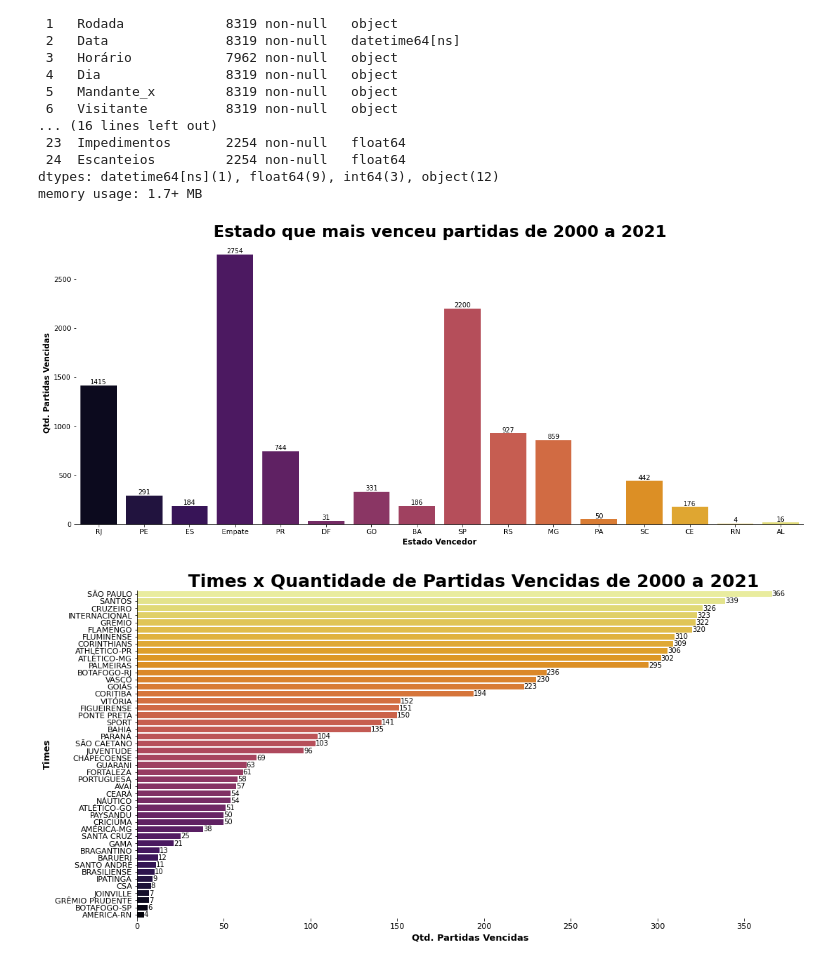
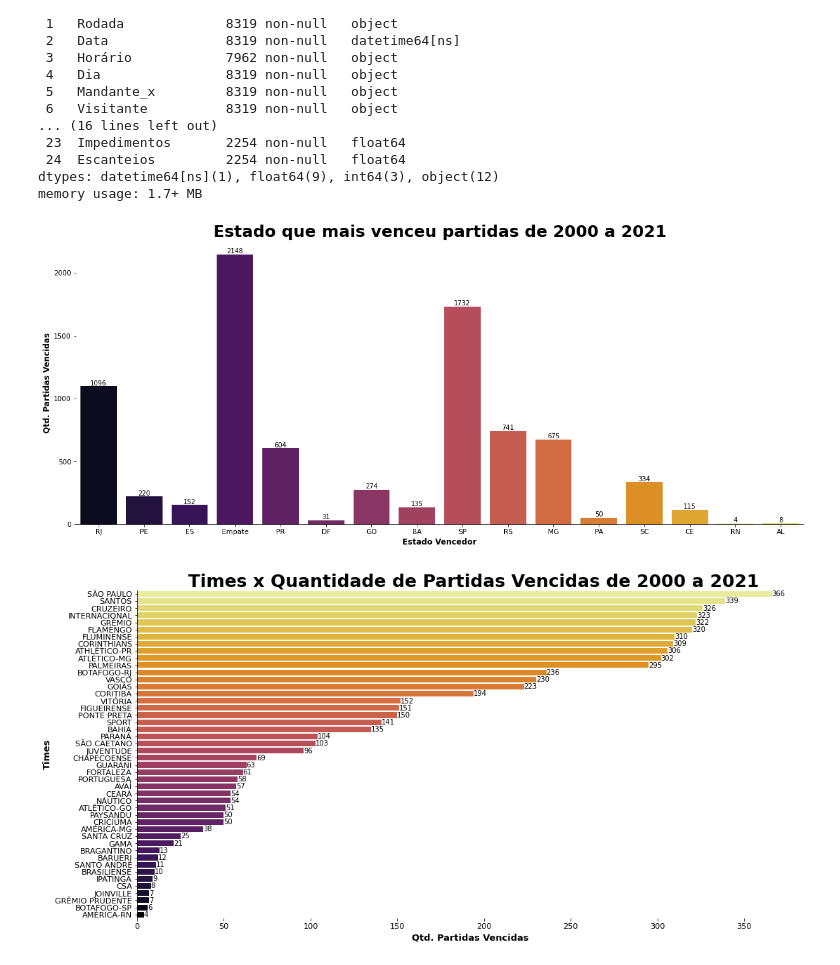
Before and after one commit to NophaieViscente/AnalisandoDadosBrasileirao, a Jupyter notebook: Analise_de_Dados_Campeonato_Brasileiro_2000_até_2021.ipynb, the cells around one changed output. Cells and saved outputs as stored; diff of their text form; code cells hidden in the pictures.

```diff
--- a/Analise_de_Dados_Campeonato_Brasileiro_2000_até_2021.ipynb
+++ b/Analise_de_Dados_Campeonato_Brasileiro_2000_até_2021.ipynb
@@ -165,13 +357,13 @@ dtypes: datetime64[ns](1), float64(9), int64(3), object(12)
 memory usage: 1.7+ MB
 # %%
 # Plotando gráfico para visualização do estado com maior número de vitórias.
-graficoContagemVertical(full_data,x='Estado Vencedor',hue=None,palette='inferno',tamanhoFigura=(20,8),titulo='Estado que mais venceu partidas de 2000 a 2021',
+graficoContagemVertical(full_data_norepeat,x='Estado Vencedor',hue=None,palette='inferno',tamanhoFigura=(20,8),titulo='Estado que mais venceu partidas de 2000 a 2021',
                 tamanhoFonteTitulo=25,tipoFonteTitulo='semibold',tamanhoTickLabels=10.5,rotacaoLabelBarra='horizontal')
 plt.ylabel('Qtd. Partidas Vencidas',fontdict={'fontsize':12,'fontweight':'semibold'})
 plt.xlabel('Estado Vencedor',fontdict={'fontsize':12,'fontweight':'semibold'})
 plt.show()
 # %% [output]
-[figure, old version]
+[figure, new version]
 # %%
 graficoContagemHorizontal(dados=vencedor,y='winners',x='winner_count',hue=None,orientacaoFigura='h',palette='inferno_r',
                           tamanhoFigura=(17,8.59),titulo=' Times x Quantidade de Partidas Vencidas de 2000 a 2021',
```
Also changed, not shown: parts of 31 cells of this notebook.
